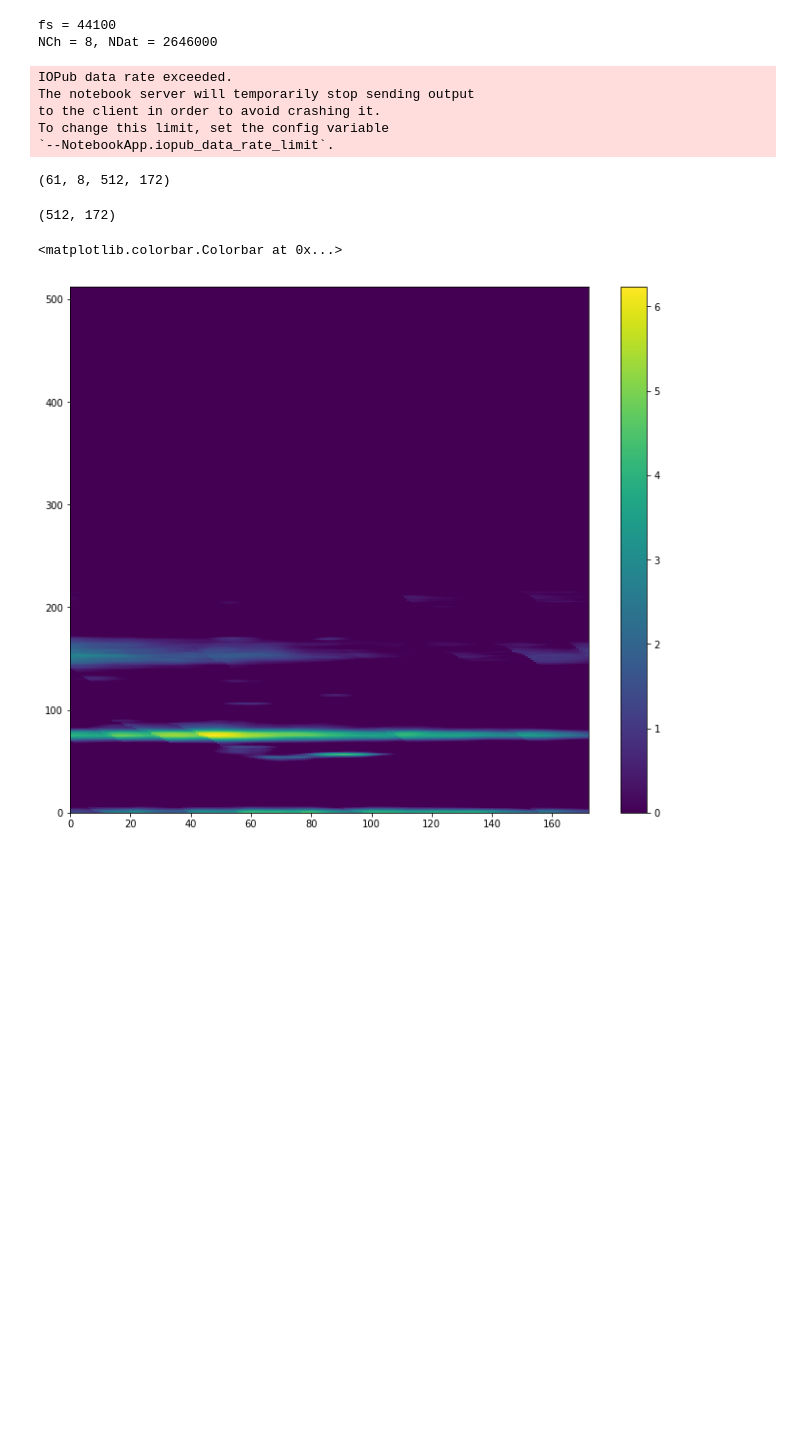
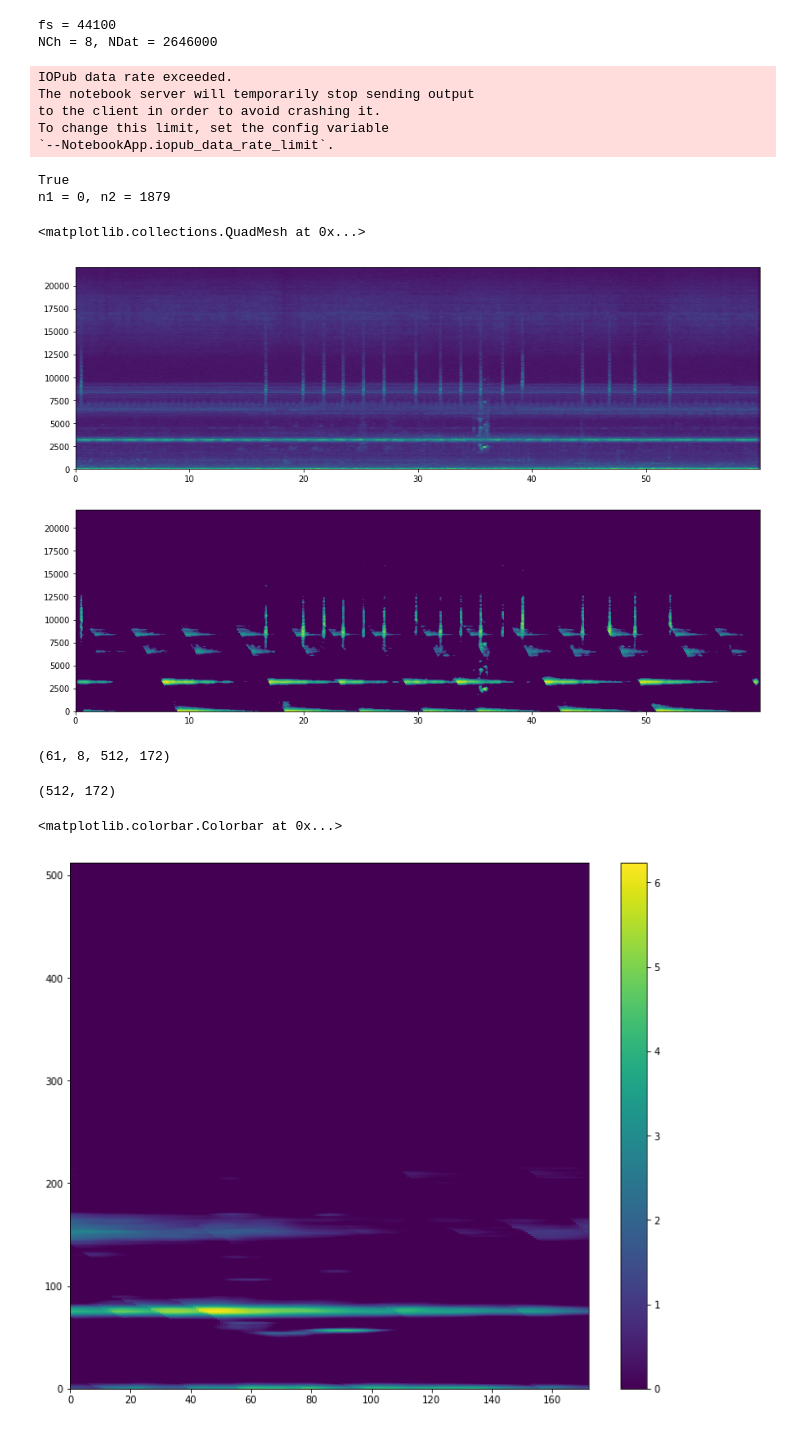
Before and after one commit to longle2718/audio_loc, a Jupyter notebook: python/main.ipynb, the cells around one changed output. Cells and saved outputs as stored; diff of their text form; code cells hidden in the pictures; blank space fills up the shorter version.

```diff
--- a/python/main.ipynb
+++ b/python/main.ipynb
@@ -41,21 +41,26 @@ To change this limit, set the config variable
 `--NotebookApp.iopub_data_rate_limit`.
 # %%
 # hierarchical processing
-tHieBlk=[0.032,0.064,0.128,0.256]
-tHieInc=[0.004,0.008,0.016,0.032]
+tHieBlk=[0.032,0.256]
+tHieInc=[0.004,0.032]
 hRidges,hSpecs = audio_loc.hieProc(data,fs,tHieBlk,tHieInc)
 # %%
-level = 3
+level = 1
 chIdx = 7
-S,F,T,tHBlk,tHInc = hSpecs[level][chIdx]
+S,F,T,tBlk,tInc = hSpecs[level][chIdx]
 X = hRidges[level][chIdx]
-print(tHInc == T[1]-T[0])
-n1 = int(0/tHInc)
-n2 = int(60/tHInc)
+print(tInc == T[1]-T[0])
+n1 = int(0/tInc)
+n2 = int(60/tInc)
 print('n1 = %s, n2 = %s' % (n1,n2))
 
 plt.figure(figsize=(15,10))
 plt.subplot(211)
 plt.pcolormesh(T[n1:n2],F,np.sqrt(S[:,n1:n2]))
 plt.subplot(212)
 plt.pcolormesh(T[n1:n2],F,np.sqrt(X[:,n1:n2]))
+# %% [output]
+True
+n1 = 0, n2 = 1879
+<matplotlib.collections.QuadMesh at 0x...>
+[figure, added]
```
Also changed, not shown: parts of 6 cells of this notebook, 1 other file.
